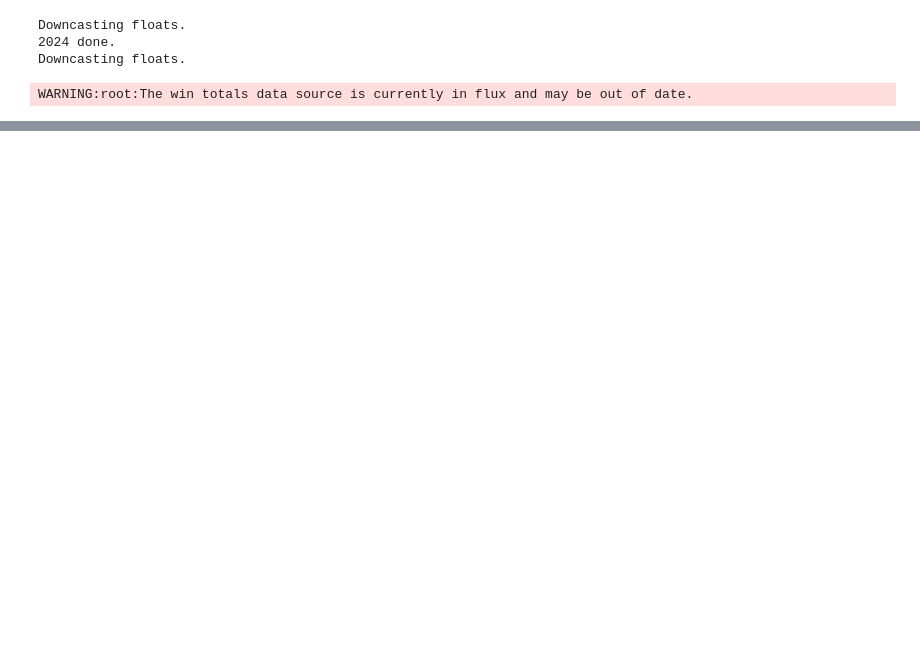
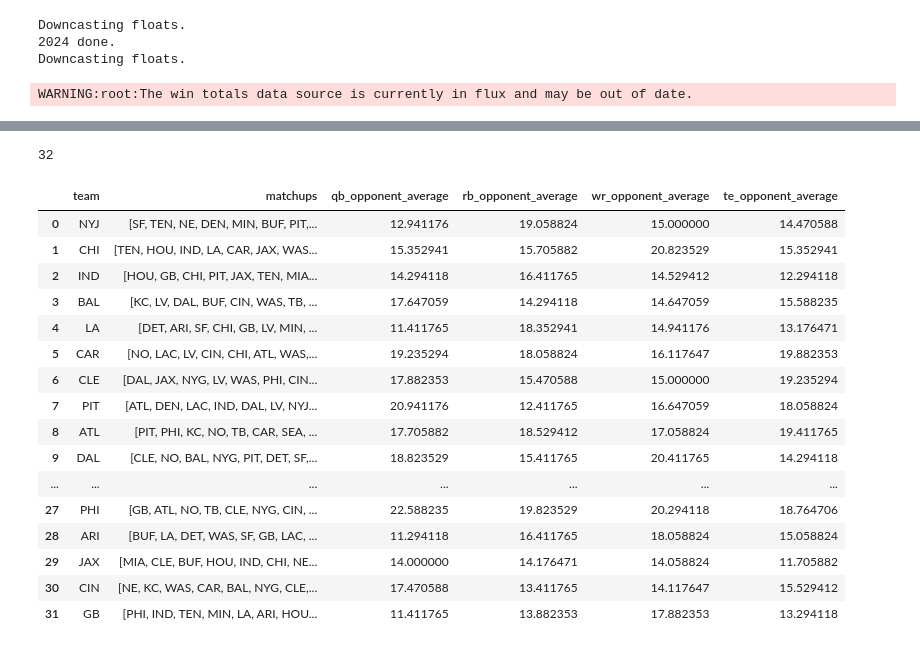
Before and after one commit to izyuan/nflanalytics, a Jupyter notebook: writingFunctions.ipynb, the cells around one changed output, grey strips where cells are left out. Saved outputs shown, nothing was run; the diff lists cells and outputs as text; code cells hidden in the pictures; blank space fills up the shorter version.

```diff
--- a/writingFunctions.ipynb
+++ b/writingFunctions.ipynb
@@ -78 +42,78 @@ fantasy_points_ppr
+# %%
+def calculate_player_matchup(schedule_df, week_by_week_df, week=0):
+
+    defenseRankings_df = fantasy_defense_rankings(week_by_week_df).set_index("opponent_team")
+
+    # creating a dataframe with the team and their matchups for the rest of the season
+    matchups_data = []
+    listOfTeams = week_by_week_df["recent_team"].unique()
+
+    for team in listOfTeams:
+        team_matchups = get_team_schedule(schedule_df, team)
+
+        # precompute opponent ranks for each position using dictionary lookups
+        qb_opponent_ranks = [defenseRankings_df.at[opponent, "QB_rank"] if opponent in defenseRankings_df.index else np.nan for opponent in team_matchups]
+        rb_opponent_ranks = [defenseRankings_df.at[opponent, "RB_rank"] if opponent in defenseRankings_df.index else np.nan for opponent in team_matchups]
+        wr_opponent_ranks = [defenseRankings_df.at[opponent, "WR_rank"] if opponent in defenseRankings_df.index else np.nan for opponent in team_matchups]
+        te_opponent_ranks = [defenseRankings_df.at[opponent, "TE_rank"] if opponent in defenseRankings_df.index else np.nan for opponent in team_matchups]
+
+        # calculate the average ranks
+        qb_opponent_average = np.nanmean(qb_opponent_ranks)
+        rb_opponent_average = np.nanmean(rb_opponent_ranks)
+        wr_opponent_average = np.nanmean(wr_opponent_ranks)
+        te_opponent_average = np.nanmean(te_opponent_ranks)
+
+        # append to the matchups list
+        matchups_data.append({
+            "team": team,
+            "matchups": team_matchups,
+            "qb_opponent_average": qb_opponent_average,
+            "rb_opponent_average": rb_opponent_average,
+            "wr_opponent_average": wr_opponent_average,
+            "te_opponent_average": te_opponent_average
+        })
+
+    matchups_df = pd.DataFrame(matchups_data)
+
+
+    # get multiple dfs of all the positions
+    quarterbacks = week_by_week_df[week_by_week_df["position"] == "QB"]
+    runningbacks = week_by_week_df[week_by_week_df["position"] == "RB"]
+    wide_receivers = week_by_week_df[week_by_week_df["position"] == "WR"]
+    tight_ends = week_by_week_df[week_by_week_df["position"] == "TE"]
+
+    topRunningbacks = runningbacks.groupby("player_name").agg({"fantasy_points_ppr": "mean"}).sort_values("fantasy_points_ppr", ascending=False).head(30)
+    topWideReceivers = wide_receivers.groupby("player_name").agg({"fantasy_points_ppr": "mean"}).sort_values("fantasy_points_ppr", ascending=False).head(30)
+    topTightEnds = tight_ends.groupby("player_name").agg({"fantasy_points_ppr": "mean"}).sort_values("fantasy_points_ppr", ascending=False).head(20)
+
+    topRB_WBW = runningbacks[runningbacks["player_name"].isin(topRunningbacks.index)]
+    topWR_WBW = wide_receivers[wide_receivers["player_name"].isin(topWideReceivers.index)]
+    topTE_WBW = tight_ends[tight_ends["player_name"].isin(topTightEnds.index)]
+
+
+
+
+
+    return matchups_df
+
+calculate_player_matchup(schedule2024, week_by_week2024)
+# %% [output]
+32
+|  | team | matchups | qb_opponent_average | rb_opponent_average | wr_opponent_average | te_opponent_average |
+| 0 | NYJ | [SF, TEN, NE, DEN, MIN, BUF, PIT,... | 12.941176 | 19.058824 | 15.000000 | 14.470588 |
+| 1 | CHI | [TEN, HOU, IND, LA, CAR, JAX, WAS... | 15.352941 | 15.705882 | 20.823529 | 15.352941 |
+| 2 | IND | [HOU, GB, CHI, PIT, JAX, TEN, MIA... | 14.294118 | 16.411765 | 14.529412 | 12.294118 |
+| 3 | BAL | [KC, LV, DAL, BUF, CIN, WAS, TB, ... | 17.647059 | 14.294118 | 14.647059 | 15.588235 |
+| 4 | LA | [DET, ARI, SF, CHI, GB, LV, MIN, ... | 11.411765 | 18.352941 | 14.941176 | 13.176471 |
+| 5 | CAR | [NO, LAC, LV, CIN, CHI, ATL, WAS,... | 19.235294 | 18.058824 | 16.117647 | 19.882353 |
+| 6 | CLE | [DAL, JAX, NYG, LV, WAS, PHI, CIN... | 17.882353 | 15.470588 | 15.000000 | 19.235294 |
+| 7 | PIT | [ATL, DEN, LAC, IND, DAL, LV, NYJ... | 20.941176 | 12.411765 | 16.647059 | 18.058824 |
+| 8 | ATL | [PIT, PHI, KC, NO, TB, CAR, SEA, ... | 17.705882 | 18.529412 | 17.058824 | 19.411765 |
+| 9 | DAL | [CLE, NO, BAL, NYG, PIT, DET, SF,... | 18.823529 | 15.411765 | 20.411765 | 14.294118 |
+| ... | ... | ... | ... | ... | ... | ... |
+| 27 | PHI | [GB, ATL, NO, TB, CLE, NYG, CIN, ... | 22.588235 | 19.823529 | 20.294118 | 18.764706 |
+| 28 | ARI | [BUF, LA, DET, WAS, SF, GB, LAC, ... | 11.294118 | 16.411765 | 18.058824 | 15.058824 |
+| 29 | JAX | [MIA, CLE, BUF, HOU, IND, CHI, NE... | 14.000000 | 14.176471 | 14.058824 | 11.705882 |
+| 30 | CIN | [NE, KC, WAS, CAR, BAL, NYG, CLE,... | 17.470588 | 13.411765 | 14.117647 | 15.529412 |
+| 31 | GB | [PHI, IND, TEN, MIN, LA, ARI, HOU... | 11.411765 | 13.882353 | 17.882353 | 13.294118 |
 # %%
```
Also changed, not shown: parts of 6 cells of this notebook, 1 other file.
